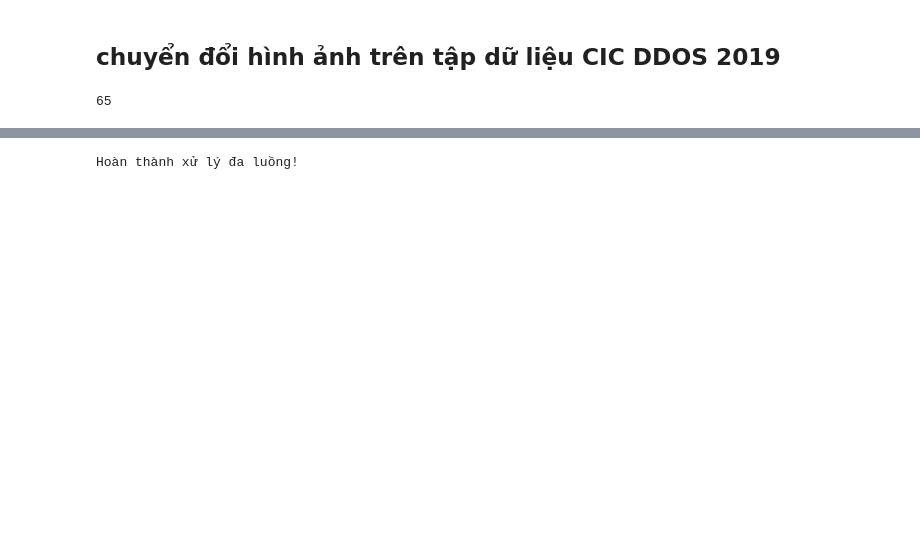
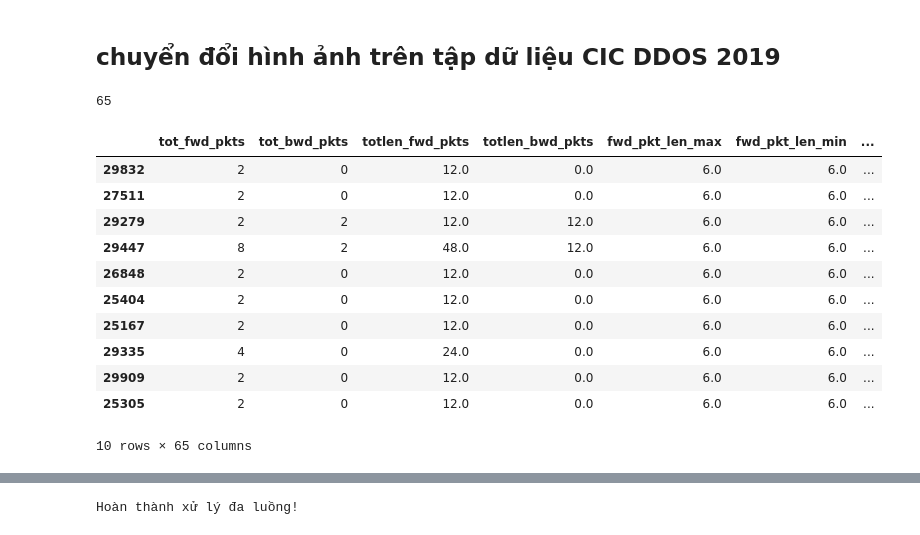
Before and after one commit to VinhTin-AQUA/IDS-RESNET-50-System, a Jupyter notebook: train_model/test.ipynb, the cells around one changed output, grey strips where cells are left out. Cells and saved outputs as stored; diff of their text form; code cells hidden in the pictures; blank space fills up the shorter version.

```diff
--- a/train_model/test.ipynb
+++ b/train_model/test.ipynb
@@ -59 +132,16 @@ len(selected_columns)
+# %%
+df2[df2["Label"] == "Syn"].sample(10)
+# %% [output]
+|  | tot_fwd_pkts | tot_bwd_pkts | totlen_fwd_pkts | totlen_bwd_pkts | fwd_pkt_len_max | fwd_pkt_len_min | ... |
+| 29832 | 2 | 0 | 12.0 | 0.0 | 6.0 | 6.0 | ... |
+| 27511 | 2 | 0 | 12.0 | 0.0 | 6.0 | 6.0 | ... |
+| 29279 | 2 | 2 | 12.0 | 12.0 | 6.0 | 6.0 | ... |
+| 29447 | 8 | 2 | 48.0 | 12.0 | 6.0 | 6.0 | ... |
+| 26848 | 2 | 0 | 12.0 | 0.0 | 6.0 | 6.0 | ... |
+| 25404 | 2 | 0 | 12.0 | 0.0 | 6.0 | 6.0 | ... |
+| 25167 | 2 | 0 | 12.0 | 0.0 | 6.0 | 6.0 | ... |
+| 29335 | 4 | 0 | 24.0 | 0.0 | 6.0 | 6.0 | ... |
+| 29909 | 2 | 0 | 12.0 | 0.0 | 6.0 | 6.0 | ... |
+| 25305 | 2 | 0 | 12.0 | 0.0 | 6.0 | 6.0 | ... |
+10 rows × 65 columns
 # %%
```
Also changed, not shown: parts of 5 cells of this notebook, 11 other files.
